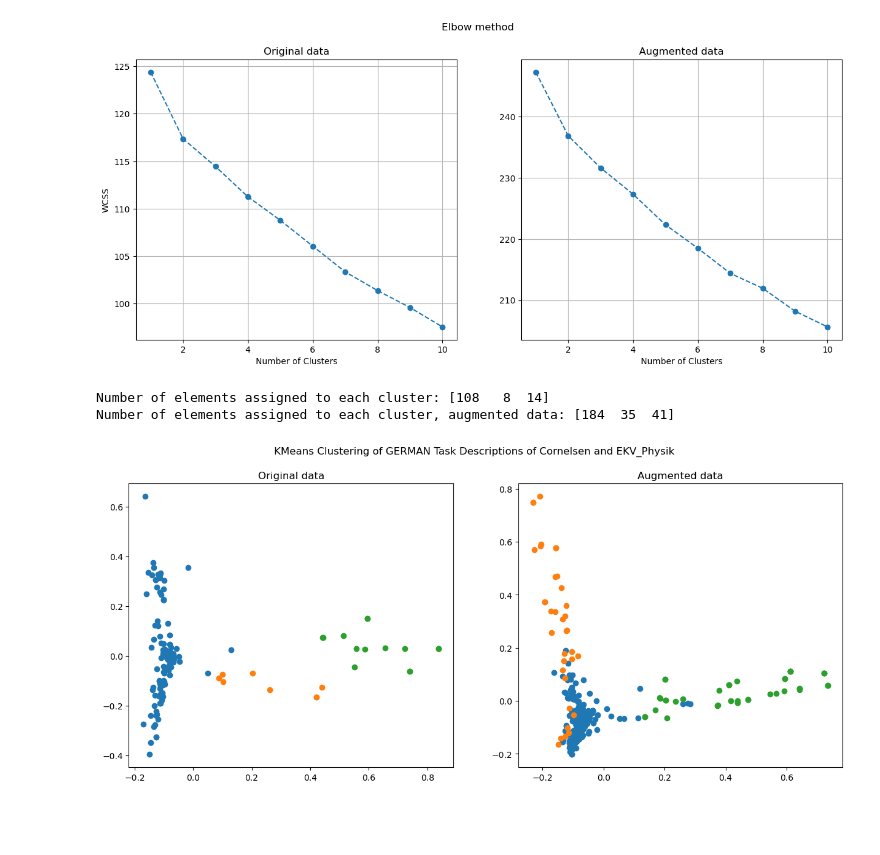
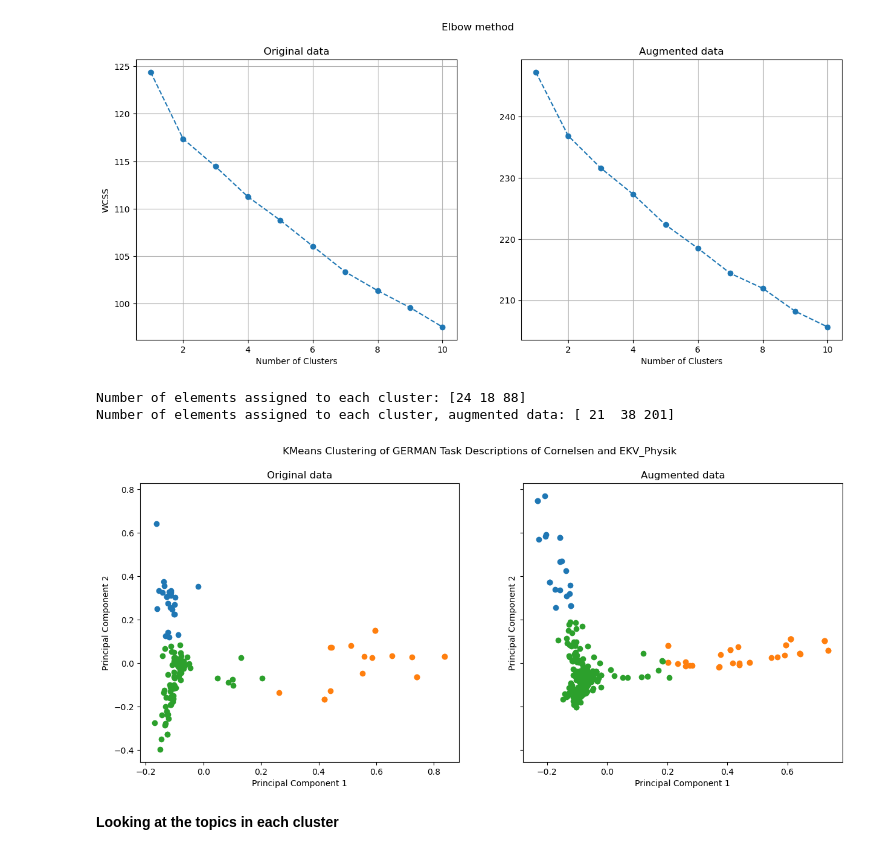
Before and after one commit to ghalifaten/master_thesis, a Jupyter notebook: 2_clustering_open_tasks.ipynb, the cells around one changed output. Drawn from its saved outputs; the diff is of its cells as text; code cells hidden in the pictures; blank space fills up the shorter version.

Commit message:
clean code and repo, investigating aspects clustering more in depth

```diff
--- a/2_clustering_open_tasks.ipynb
+++ b/2_clustering_open_tasks.ipynb
@@ -25,8 +25,7 @@ ax = sns.histplot(data=df,
 # ax.set_yscale("log")
 title = plt.title("Distribution of GERMAN description text by length (in words).")
 # %%
-# Remove empty descriptions
-data = df[df["word_count"] > 0]["description"]
+data = df["description"]
 data_aug = df_aug["description"]
 len(data), len(data_aug)
 # %% [output]
@@ -94,14 +93,14 @@ kmeans = KMeans(
     max_iter=100,
     n_init=3,
     random_state=42,
-).fit(X_tfidf)
+).fit(X_pca)
 
 kmeans_aug = KMeans(
     n_clusters=k,
     max_iter=100,
     n_init=3,
     random_state=42,
-).fit(X_tfidf_aug)
+).fit(X_pca_aug)
 
 
 cluster_ids, cluster_sizes = np.unique(kmeans.labels_, return_counts=True)
@@ -110,31 +109,35 @@ cluster_ids_aug, cluster_sizes_aug = np.unique(kmeans_aug.labels_, return_counts
 print(f"Number of elements assigned to each cluster: {cluster_sizes}")
 print(f"Number of elements assigned to each cluster, augmented data: {cluster_sizes_aug}")
 # %% [output]
-Number of elements assigned to each cluster: [108   8  14]
-Number of elements assigned to each cluster, augmented data: [184  35  41]
+Number of elements assigned to each cluster: [24 18 88]
+Number of elements assigned to each cluster, augmented data: [ 21  38 201]
 # %%
 # Change these variables before saving figure
 title = 'KMeans Clustering of GERMAN Task Descriptions of Cornelsen and EKV_Physik'
 fig_name = "clusters_DE.png"
 # %%
 # Plotting
-fig, axs = plt.subplots(1, 2)
+fig, axs = plt.subplots(1, 2, sharey=True)
 
 for cluster in range(k):
     axs[0].scatter(X_pca[kmeans.labels_ == cluster, 0], X_pca[kmeans.labels_ == cluster, 1], label=f'Cluster {cluster+1}')
 
 for cluster in range(k):
     axs[1].scatter(X_pca_aug[kmeans_aug.labels_ == cluster, 0], X_pca_aug[kmeans_aug.labels_ == cluster, 1], label=f'Cluster {cluster+1}')
 
 
 fig.suptitle(title)
 axs[0].title.set_text('Original data')
 axs[1].title.set_text('Augmented data')
 
-# plt.xlabel('Principal Component 1')
-# plt.ylabel('Principal Component 2')
+axs[0].set_xlabel('Principal Component 1')
+axs[0].set_ylabel('Principal Component 2')
+
+axs[1].set_xlabel('Principal Component 1')
+axs[1].set_ylabel('Principal Component 2')
+
 # plt.legend()
-# plt.show()
+plt.show()
 # %% [output]
-[figure, old version]
+[figure, new version]
 # %%
@@ -141,0 +145,2 @@ axs[1].title.set_text('Augmented data')
+# %% [markdown]
+**Looking at the topics in each cluster**
```
Also changed, not shown: parts of 4 cells of this notebook, 7 other files.
